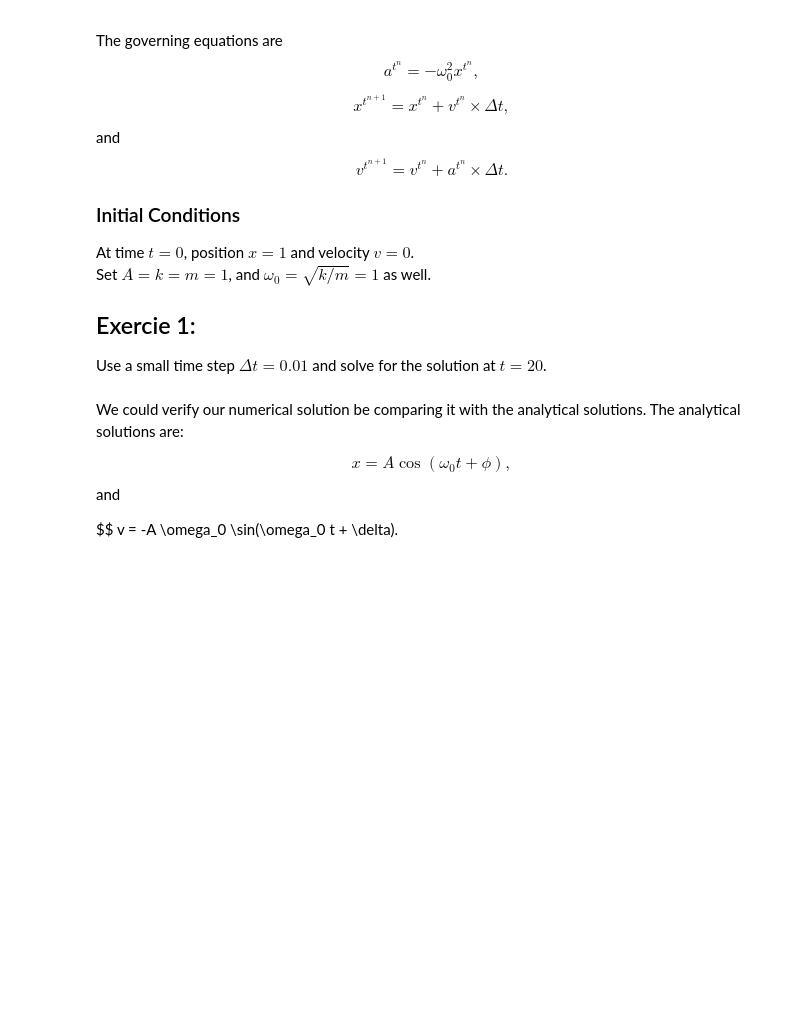
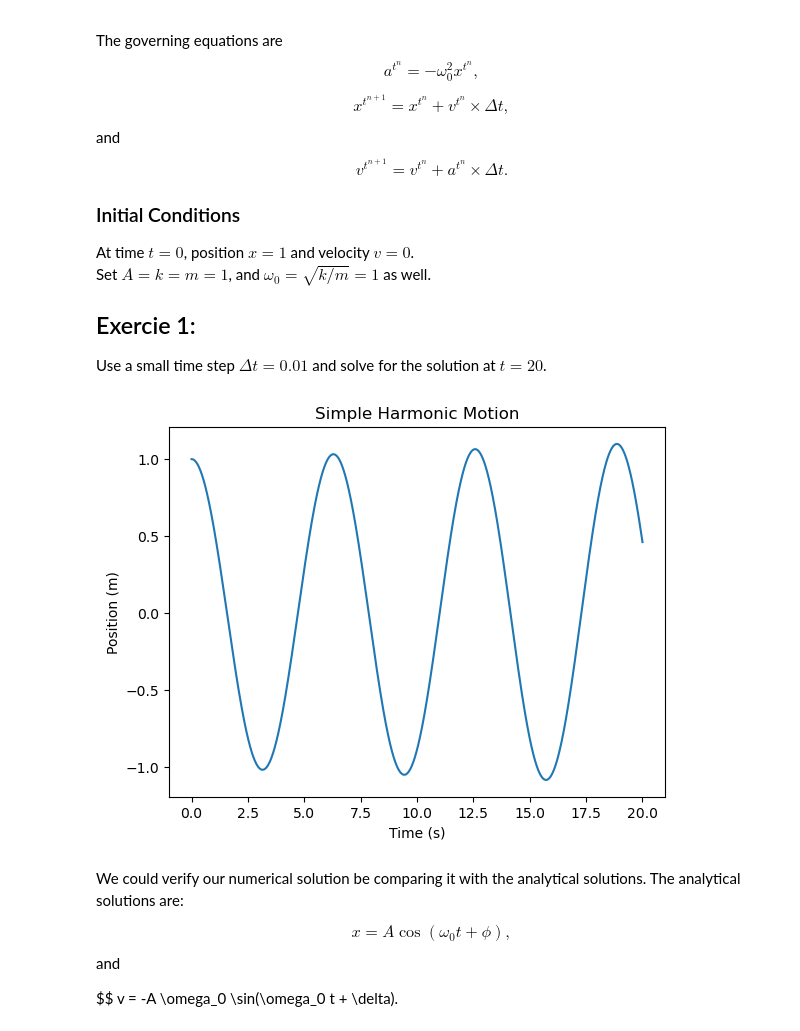
Before and after one commit to Noctis0522/computationalPhysics-112, a Jupyter notebook: project1/project1_demo1.ipynb, the cells around one changed output. Drawn from its saved outputs; the diff is of its cells as text; code cells hidden in the pictures; blank space fills up the shorter version.

```diff
--- a/project1/project1_demo1.ipynb
+++ b/project1/project1_demo1.ipynb
@@ -45,15 +45,15 @@ omega0 = np.sqrt(k/m)
 dt = 0.01
 
 # Step 2: set up the time and solution arrays
-
-
-
-
+t = np.linspace(0, 20, num=2000)
+x = np.zeros(len(t))
+v = np.zeros(len(t))
 
 # Step 3: set up the initial conditions
-
-
-
-
+x[0]=1
+v[0]=0
 
 # Step 4: solve the difference equation using the Euler method
+for i in range(1,len(t)):
+  x[i] = x[i-1] + v[i-1]*dt
+  v[i] = v[i-1] - (omega0**2)*x[i-1]*dt
@@ -64,3 +60,18 @@ dt = 0.01
+# %%
+# Step 5: plot the solution
+plt.plot(t,x)
+plt.xlabel('Time (s)')
+plt.ylabel('Position (m)')
+plt.title('Simple Harmonic Motion')
+plt.show()
+plt.plot(t,v)
+plt.xlabel('Time (s)')
+plt.ylabel('velosity (m/s)')
+plt.title('Simple Harmonic Motion')
+plt.show()
+#TODO
+# %% [output]
+[figure, added]
 # %% [markdown]
 We could verify our numerical solution be comparing it with the analytical solutions.
 The analytical solutions are:
```
Also changed, not shown: parts of 3 cells of this notebook.
